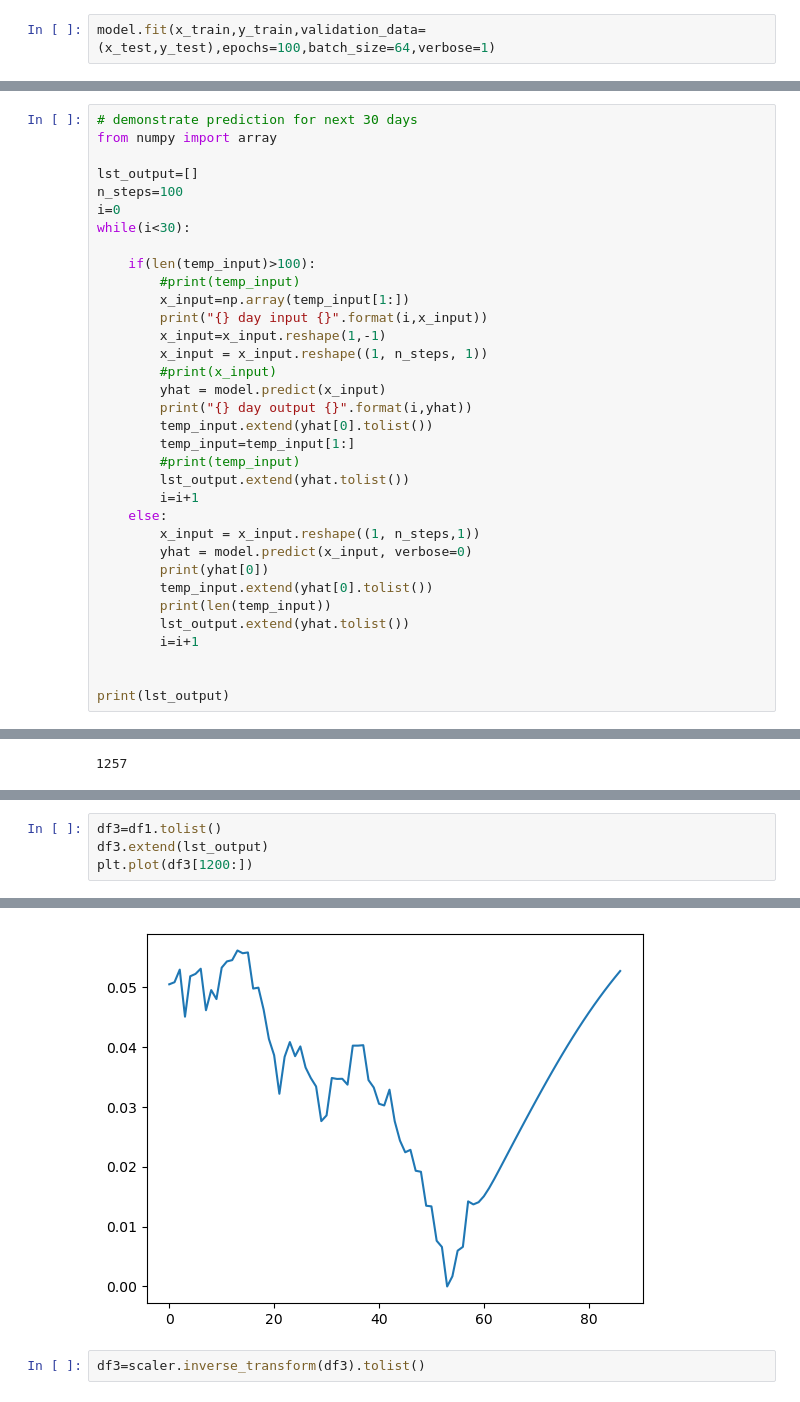
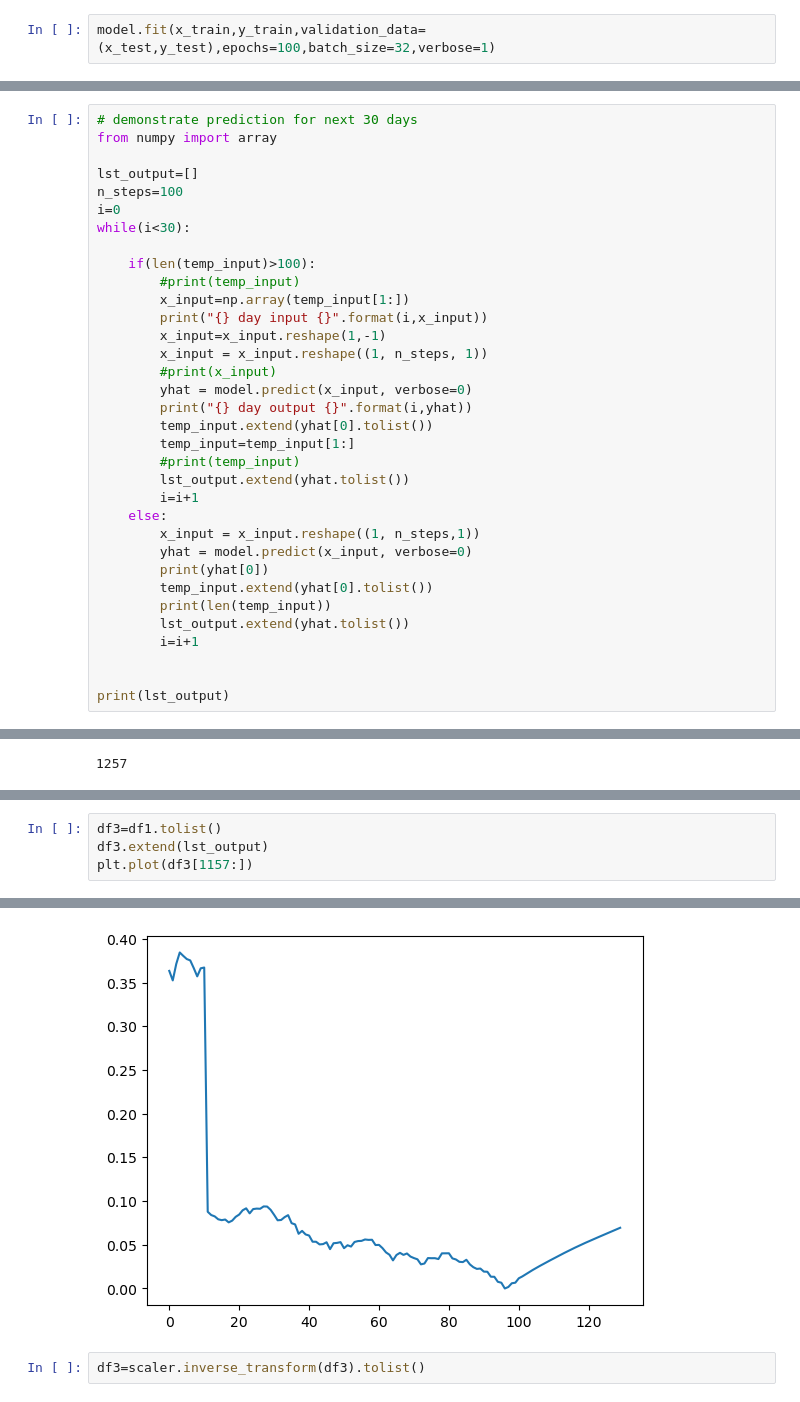
Before and after one commit to BajajPratyush/Stock-Price-Prediction, a Jupyter notebook: Pratyush_Bajaj_Stock_Prediction .ipynb, the cells around one changed output, grey strips where cells are left out. Drawn from its saved outputs; the diff is of its cells as text.

```diff
--- a/Pratyush_Bajaj_Stock_Prediction .ipynb
+++ b/Pratyush_Bajaj_Stock_Prediction .ipynb
@@ -250,6 +250,6 @@ Trainable params: 50,851
 Non-trainable params: 0
 _________________________________________________________________
 # %%
-model.fit(x_train,y_train,validation_data=(x_test,y_test),epochs=100,batch_size=64,verbose=1)
+model.fit(x_train,y_train,validation_data=(x_test,y_test),epochs=100,batch_size=32,verbose=1)
 # %% [output]
 Epoch 1/100
@@ -362,7 +353,7 @@ while(i<30):
         x_input=x_input.reshape(1,-1)
         x_input = x_input.reshape((1, n_steps, 1))
         #print(x_input)
-        yhat = model.predict(x_input)
+        yhat = model.predict(x_input, verbose=0)
         print("{} day output {}".format(i,yhat))
         temp_input.extend(yhat[0].tolist())
         temp_input=temp_input[1:]
@@ -416,10 +421,10 @@ plt.plot(day_pred,scaler.inverse_transform(lst_output))
 # %%
 df3=df1.tolist()
 df3.extend(lst_output)
-plt.plot(df3[1200:])
+plt.plot(df3[1157:])
 # %% [output]
 [<matplotlib.lines.Line2D at 0x...>]
-[figure, old version]
+[figure, new version]
 # %%
 df3=scaler.inverse_transform(df3).tolist()
 # %%
```
Also changed, not shown: parts of 14 cells of this notebook, 53 other files.
